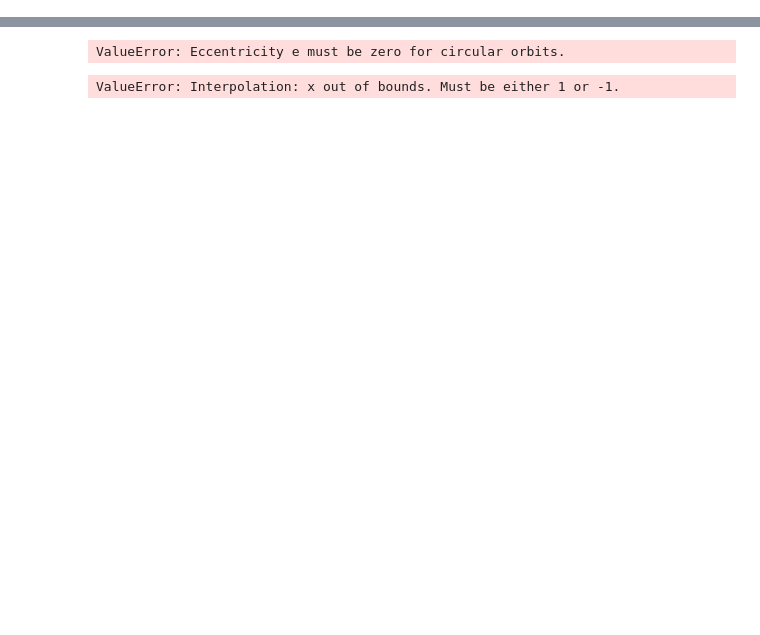
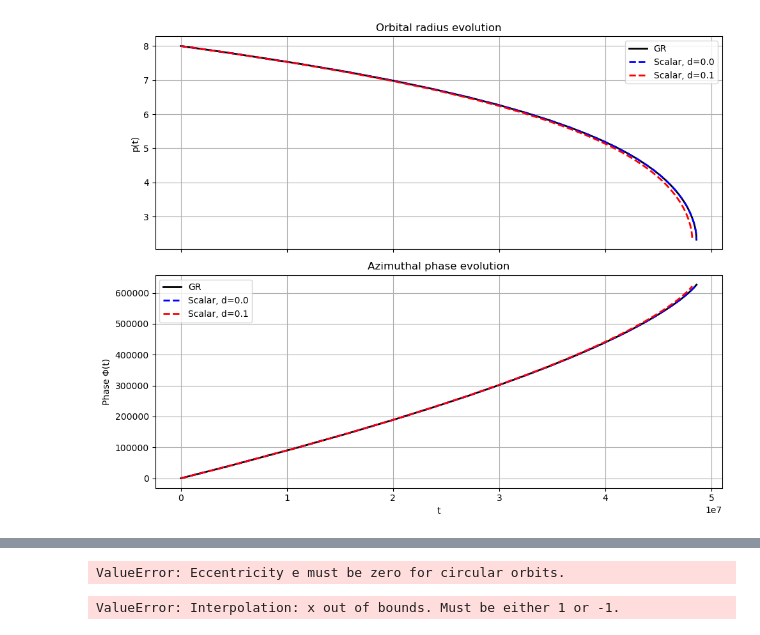
Before and after one commit to susannabarsanti/ModifiedEMRIWaveforms, a Jupyter notebook: notebooks/example.ipynb, the cells around one changed output, grey strips where cells are left out. Drawn from its saved outputs; the diff is of its cells as text; code cells hidden in the pictures; blank space fills up the shorter version.

```diff
--- a/notebooks/example.ipynb
+++ b/notebooks/example.ipynb
@@ -14 +223,47 @@ traj_Kerr_Scalar = EMRIInspiral(func=KerrCircEqFluxScalar, integrate_constants_o
+# %%
+# Create figure with 2 subplots
+fig, axes = plt.subplots(2, 1, figsize=(10, 8), sharex=True)
+
+# Plot p(t) in the first subplot
+ax1 = axes[0]
+
+# GR model
+ax1.plot(t_GR, p_GR, label="GR", color="black", linewidth=2)
+
+# Scalar model d = 0
+d = 0.0
+ax1.plot(t_s0, p_s0, label=f"Scalar, d={d}", linestyle="--", color="blue", linewidth=2)
+
+# Scalar model d = 0.1
+d = 0.1
+ax1.plot(t_s01, p_s01, label=f"Scalar, d={d}", linestyle="--", color="red", linewidth=2)
+
+ax1.set_ylabel("p(t)")
+ax1.set_title("Orbital radius evolution")
+ax1.legend()
+ax1.grid(True)
+
+# Plot phase Φ(t) in the second subplot
+ax2 = axes[1]
+
+
+# GR model
+ax2.plot(t_GR, Phi_phi_GR, label="GR", color="black", linewidth=2)
+
+# Scalar model d = 0
+ax2.plot(t_s0, Phi_phi_s0, label=f"Scalar, d={0.0}", linestyle="--", color="blue", linewidth=2)
+
+# Scalar model d = 0.1
+ax2.plot(t_s01, Phi_phi_s01, label=f"Scalar, d={0.1}", linestyle="--", color="red", linewidth=2)
+
+ax2.set_xlabel("t")
+ax2.set_ylabel("Phase Φ(t)")
+ax2.set_title("Azimuthal phase evolution")
+ax2.legend()
+ax2.grid(True)
+
+plt.tight_layout()
+plt.show()
+# %% [output]
+[figure, added]
 # %%
```
Also changed, not shown: parts of 24 cells of this notebook, 5 other files.
